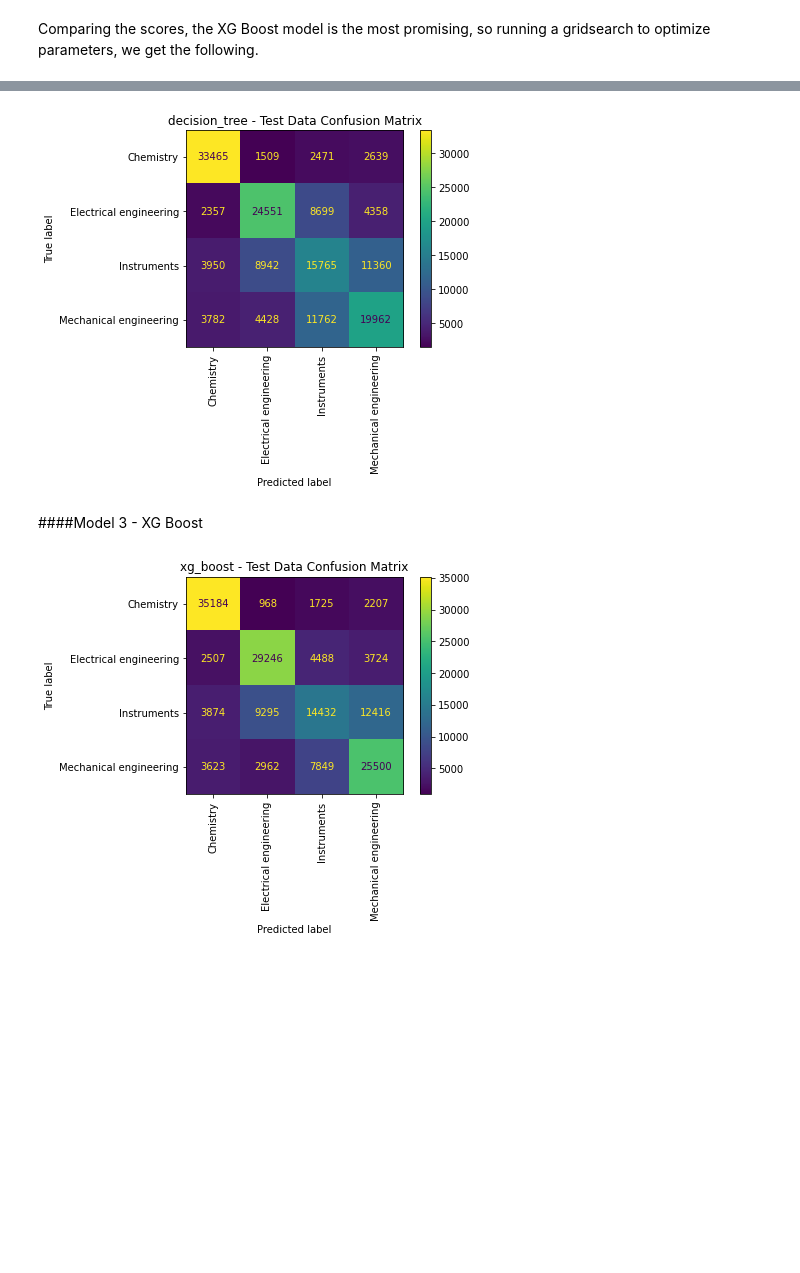
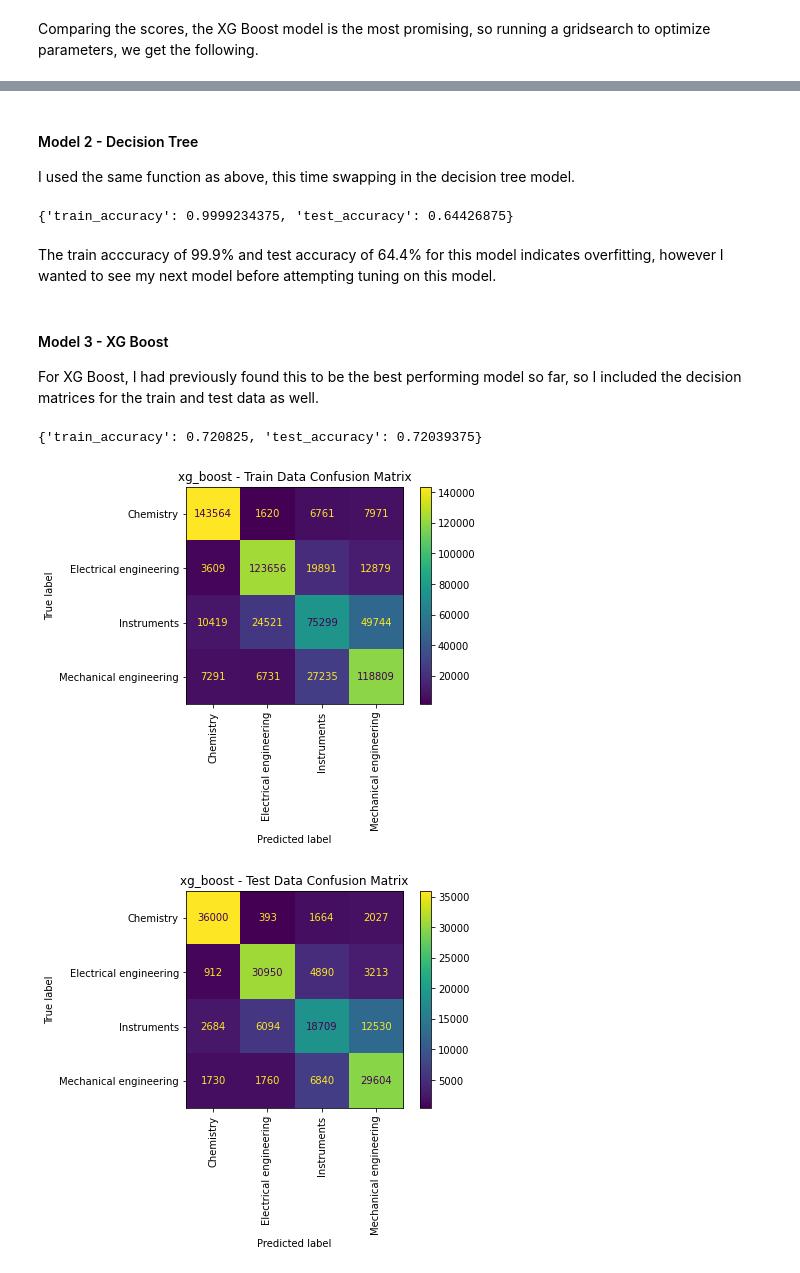
Before and after one commit to cmfritz/NLP-Patent-Classification, a Jupyter notebook: master.ipynb, the cells around one changed output, grey strips where cells are left out. Drawn from its saved outputs; the diff is of its cells as text; code cells hidden in the pictures; blank space fills up the shorter version.

```diff
--- a/master.ipynb
+++ b/master.ipynb
@@ -189,15 +272,24 @@ logreg_scores2 = mylib.model_scores_only(model_lr, 'logistic_regression',
+# %% [markdown]
+#### Model 2 - Decision Tree
+I used the same function as above, this time swapping in the decision tree model.
 # %%
 # Evaluate next model
-dt_scores2 = mylib.model_scores_only(model_dt, 'decision_tree',
-                                        X_train, X_test,
-                                        y_train, y_test)
+dt_scores2 = mylib.model_scores_pretrained(model_dt, 'decision_tree',
+                                           X_train, X_test,
+                                           y_train, y_test,
+                                           disp_conf_matrix=False)
 # %% [output]
-[figure, removed]
+{'train_accuracy': 0.9999234375, 'test_accuracy': 0.64426875}
-# %% [markdown]
-####Model 3 - XG Boost
+# %% [markdown]
+The train acccuracy of 99.9% and test accuracy of 64.4% for this model indicates overfitting, however I wanted to see my next model before attempting tuning on this model.
+# %% [markdown]
+#### Model 3 - XG Boost
+For XG Boost, I had previously found this to be the best performing model so far, so I included the decision matrices for the train and test data as well.
 # %%
-xgb_scores2 = mylib.model_scores_only(model_xgb, 'xg_boost',
+xgb_scores2 = mylib.model_scores_pretrained(model_xgb, 'xg_boost',
                                    X_train, X_test,
                                    y_train, y_test)
 # %% [output]
+{'train_accuracy': 0.720825, 'test_accuracy': 0.72039375}
-[figure, old version]
+[figure, new version]
+[figure, added]
```
Also changed, not shown: parts of 64 cells of this notebook, 1 other file.
